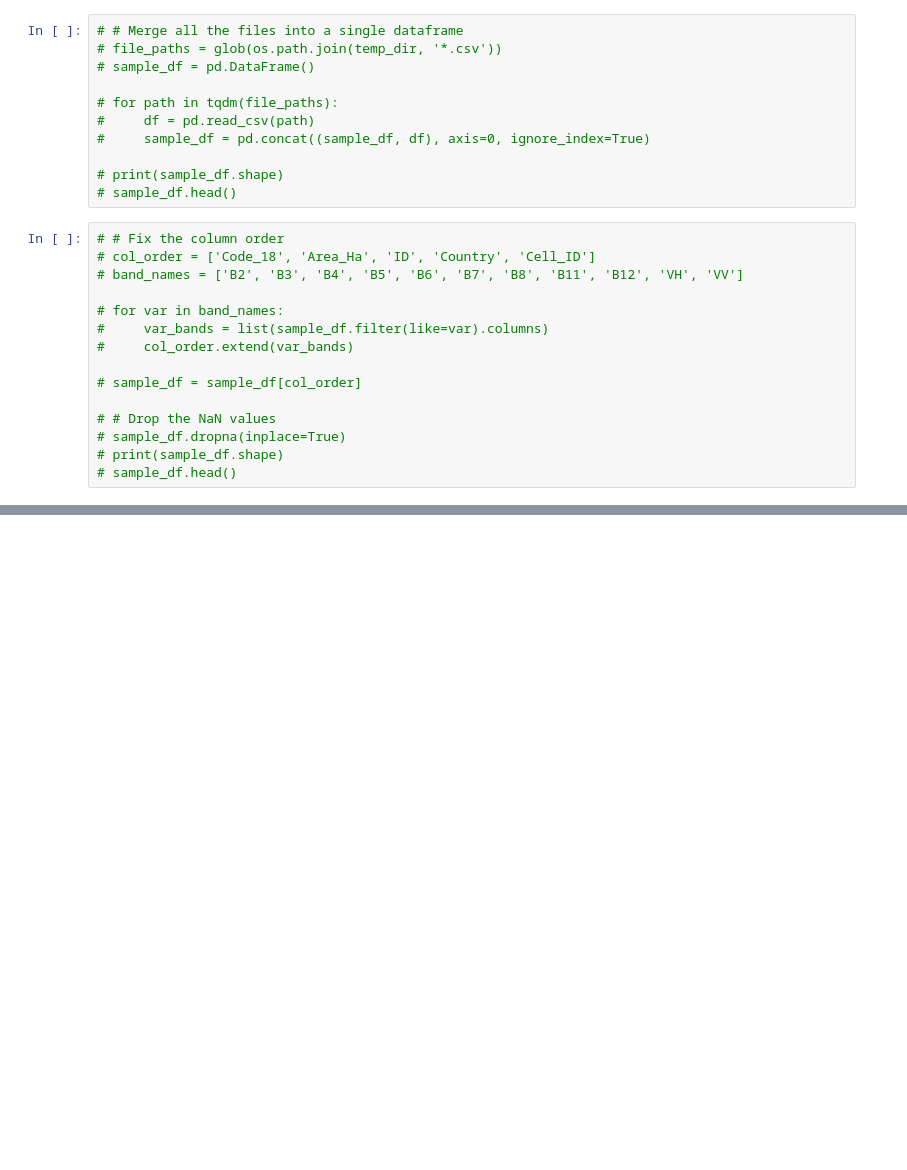
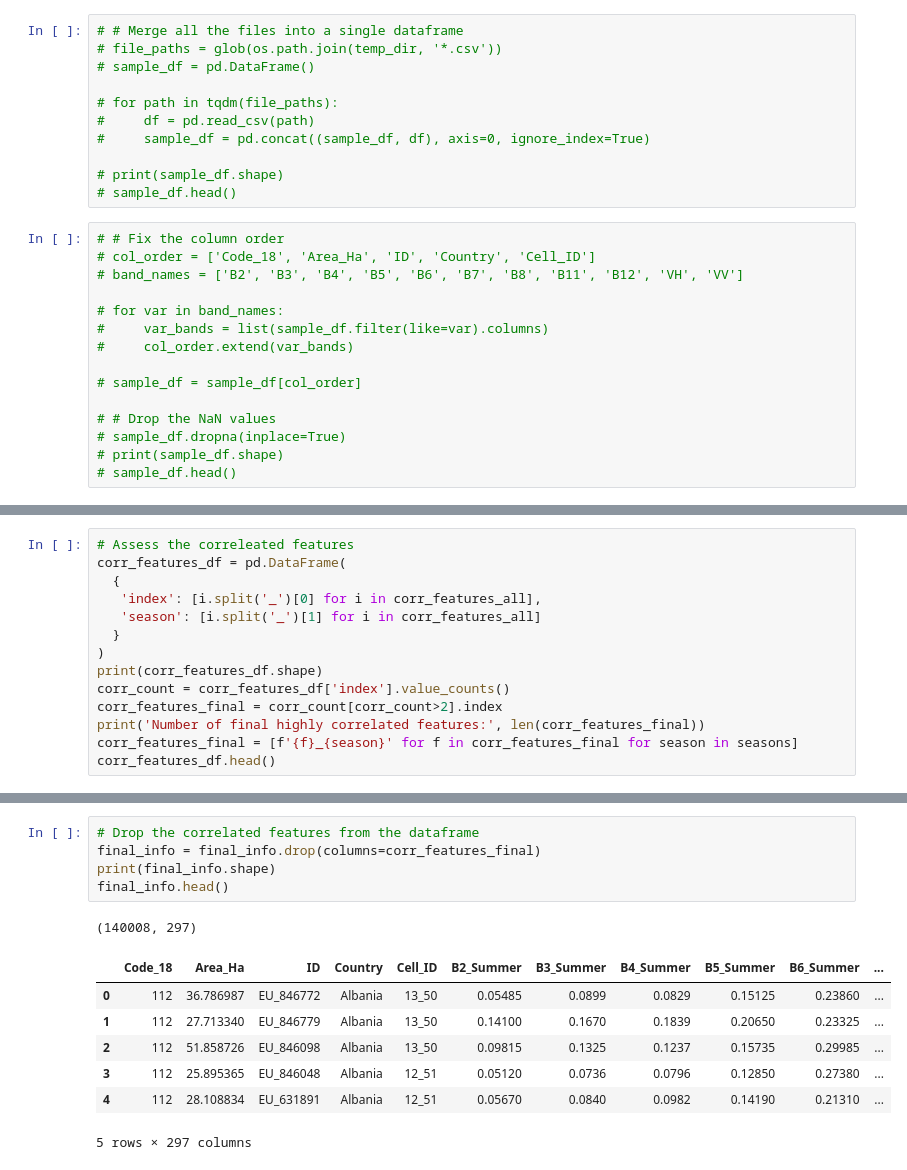
Before and after one commit to geonextgis/Landscape-Classification, a Jupyter notebook: 03_sample_generation_of_corine.ipynb, the cells around one changed output, grey strips where cells are left out. Cells and saved outputs as stored; diff of their text form; blank space fills up the shorter version.

```diff
--- a/03_sample_generation_of_corine.ipynb
+++ b/03_sample_generation_of_corine.ipynb
@@ -443,0 +590,14 @@ sample_df.head()
+# %%
+# Assess the correleated features
+corr_features_df = pd.DataFrame(
+  {
+   'index': [i.split('_')[0] for i in corr_features_all],
+   'season': [i.split('_')[1] for i in corr_features_all]
+  }
+)
+print(corr_features_df.shape)
+corr_count = corr_features_df['index'].value_counts()
+corr_features_final = corr_count[corr_count>2].index
+print('Number of final highly correlated features:', len(corr_features_final))
+corr_features_final = [f'{f}_{season}' for f in corr_features_final for season in seasons]
+corr_features_df.head()
@@ -443,0 +613,14 @@ sample_df.head()
+# %%
+# Drop the correlated features from the dataframe
+final_info = final_info.drop(columns=corr_features_final)
+print(final_info.shape)
+final_info.head()
+# %% [output]
+(140008, 297)
+|  | Code_18 | Area_Ha | ID | Country | Cell_ID | B2_Summer | B3_Summer | B4_Summer | B5_Summer | B6_Summer | ... |
+| 0 | 112 | 36.786987 | EU_846772 | Albania | 13_50 | 0.05485 | 0.0899 | 0.0829 | 0.15125 | 0.23860 | ... |
+| 1 | 112 | 27.713340 | EU_846779 | Albania | 13_50 | 0.14100 | 0.1670 | 0.1839 | 0.20650 | 0.23325 | ... |
+| 2 | 112 | 51.858726 | EU_846098 | Albania | 13_50 | 0.09815 | 0.1325 | 0.1237 | 0.15735 | 0.29985 | ... |
+| 3 | 112 | 25.895365 | EU_846048 | Albania | 12_51 | 0.05120 | 0.0736 | 0.0796 | 0.12850 | 0.27380 | ... |
+| 4 | 112 | 28.108834 | EU_631891 | Albania | 12_51 | 0.05670 | 0.0840 | 0.0982 | 0.14190 | 0.21310 | ... |
+5 rows × 297 columns
```
Also changed, not shown: parts of 9 cells of this notebook.
